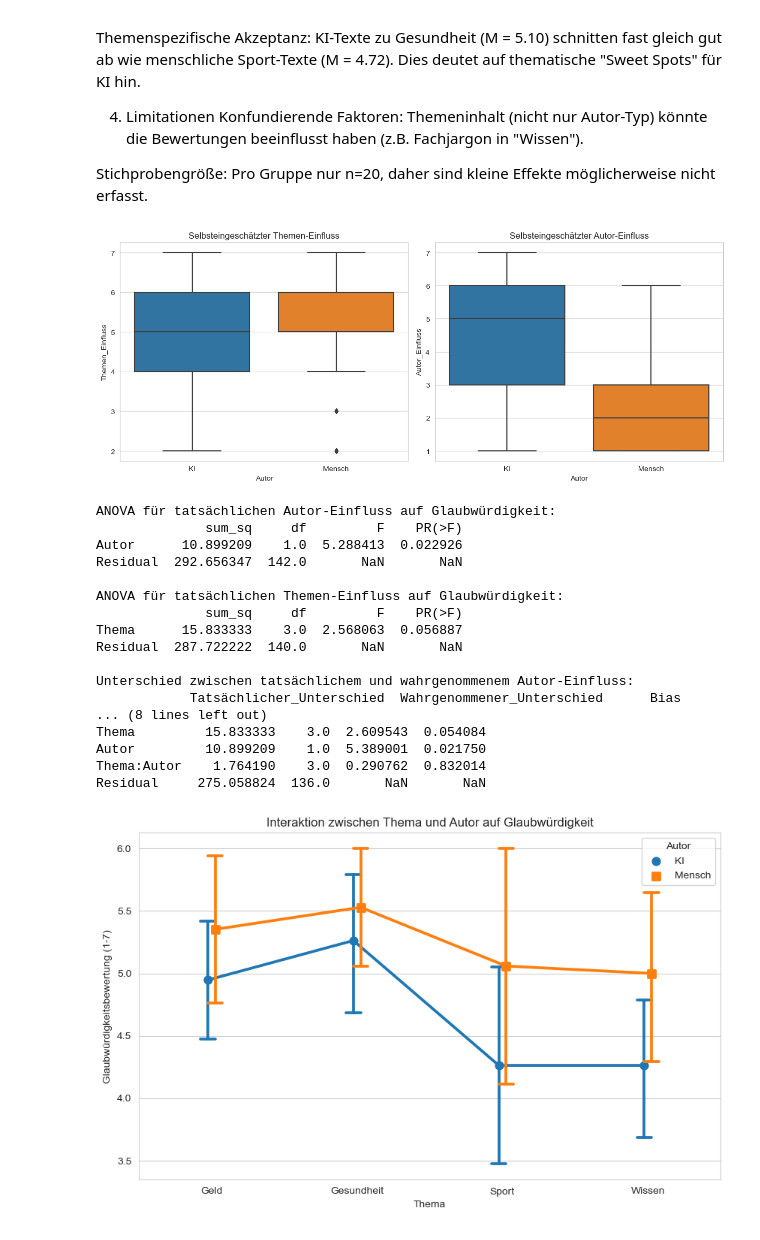
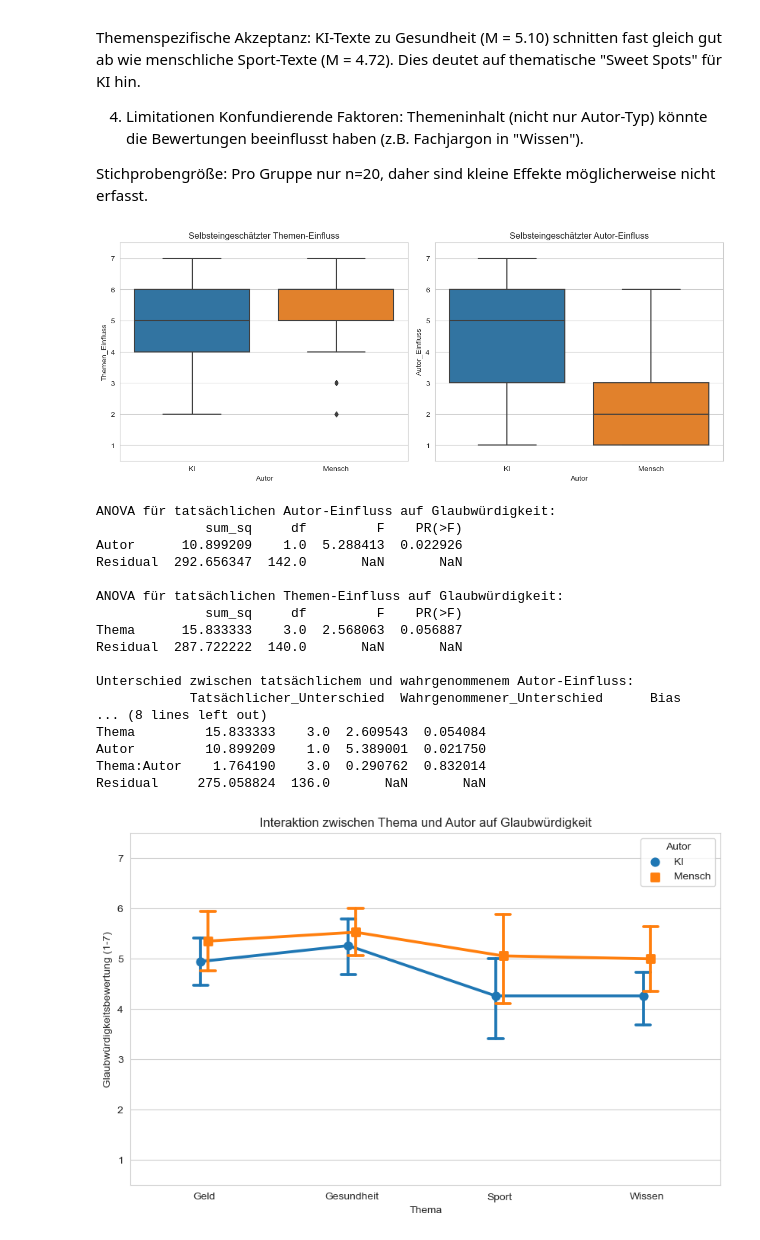
Before and after one commit to FlorianZierer/Impact-of-topic-on-credibility, a Jupyter notebook: auswertung.ipynb, the cells around one changed output. Cells and saved outputs as stored; diff of their text form; code cells hidden in the pictures.

```diff
--- a/auswertung.ipynb
+++ b/auswertung.ipynb
@@ -775,10 +756,12 @@ melted_data = melted_data.rename(columns={
 plt.figure(figsize=(12, 5))
 
 plt.subplot(1, 2, 1)
+plt.ylim(0.5, 7.5)
 sns.boxplot(x='Autor', y='Themen_Einfluss', data=melted_data)
 plt.title('Selbsteingeschätzter Themen-Einfluss')
 
 plt.subplot(1, 2, 2)
+plt.ylim(0.5, 7.5)
 sns.boxplot(x='Autor', y='Autor_Einfluss', data=melted_data)
 plt.title('Selbsteingeschätzter Autor-Einfluss')
 
@@ -796,34 +779,35 @@ print(sm.stats.anova_lm(model_thema, typ=2))
 
 # 3. Zusammenhang Selbsteinschätzung und tatsächliches Verhalten
 def calculate_bias(group):
     actual_diff = group[group['Autor']=='KI']['Glaubwürdigkeit'].mean() - group[group['Autor']=='Mensch']['Glaubwürdigkeit'].mean()
     perceived_diff = group['Autor_Einfluss'].mean()
     return pd.Series({
         'Tatsächlicher_Unterschied': actual_diff,
         'Wahrgenommener_Unterschied': perceived_diff,
         'Bias': actual_diff - perceived_diff
     })
 
 bias_analysis = melted_data.groupby('Thema').apply(calculate_bias)
 print("\nUnterschied zwischen tatsächlichem und wahrgenommenem Autor-Einfluss:")
 print(bias_analysis)
 
 # 4. Interaktionsanalyse
 print("\nInteraktion zwischen Thema und Autor:")
 model_interaction = ols('Glaubwürdigkeit ~ Thema * Autor', data=melted_data).fit()
 print(sm.stats.anova_lm(model_interaction, typ=2))
 
 # 5. Visualisierung der Interaktion
 plt.figure(figsize=(10, 6))
+plt.ylim(0.5, 7.5)
 sns.pointplot(x='Thema', y='Glaubwürdigkeit', hue='Autor',
               data=melted_data, dodge=True, markers=['o', 's'], capsize=.1)
 plt.title('Interaktion zwischen Thema und Autor auf Glaubwürdigkeit')
 plt.ylabel('Glaubwürdigkeitsbewertung (1-7)')
 plt.xlabel('Thema')
 plt.legend(title='Autor')
 plt.show()
 # %% [output]
-[figure, old version]
+[figure, new version]
 ANOVA für tatsächlichen Autor-Einfluss auf Glaubwürdigkeit:
               sum_sq     df         F    PR(>F)
 Autor      10.899209    1.0  5.288413  0.022926
@@ -841,7 +825,7 @@ Thema         15.833333    3.0  2.609543  0.054084
 Autor         10.899209    1.0  5.389001  0.021750
 Thema:Autor    1.764190    3.0  0.290762  0.832014
 Residual     275.058824  136.0       NaN       NaN
-[figure, old version]
+[figure, new version]
 # %%
 import pandas as pd
 import matplotlib.pyplot as plt
```
Also changed, not shown: parts of 10 cells of this notebook, 1 other file.
